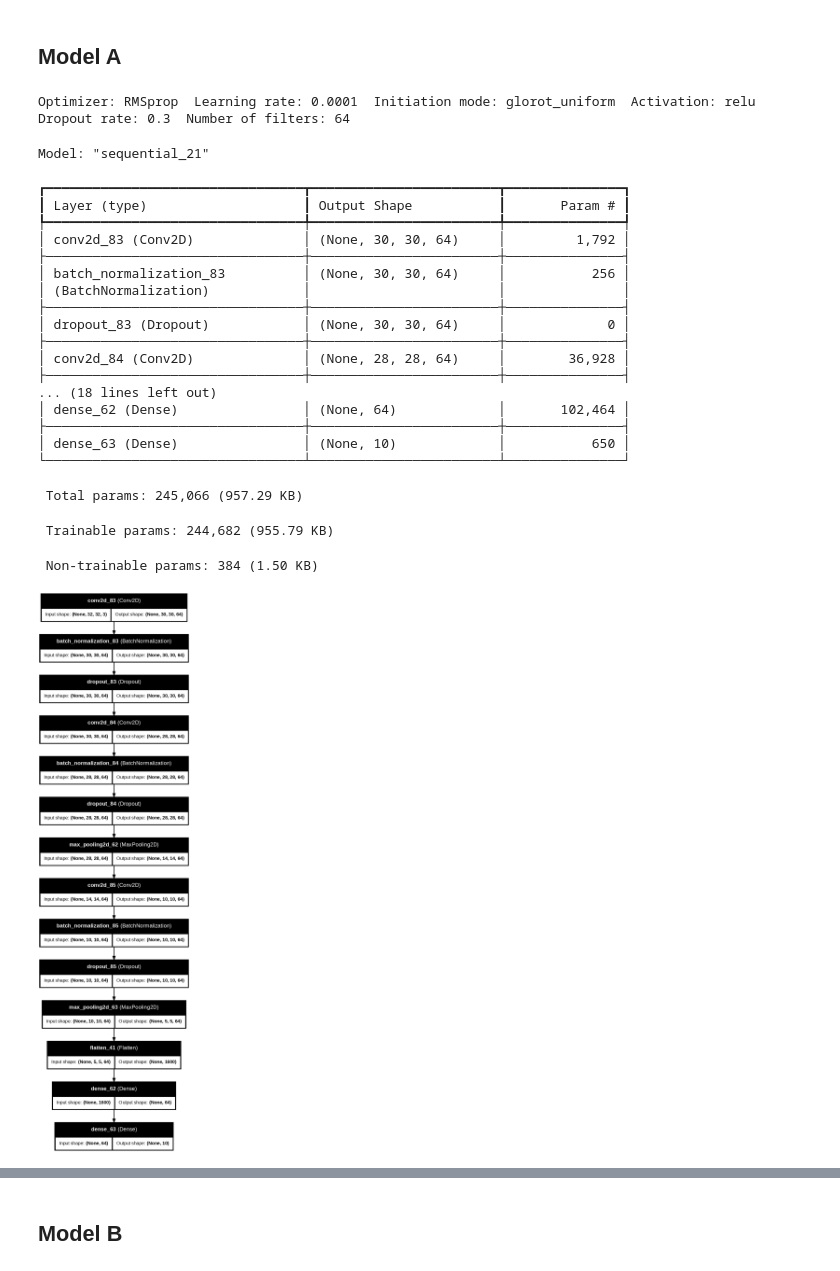
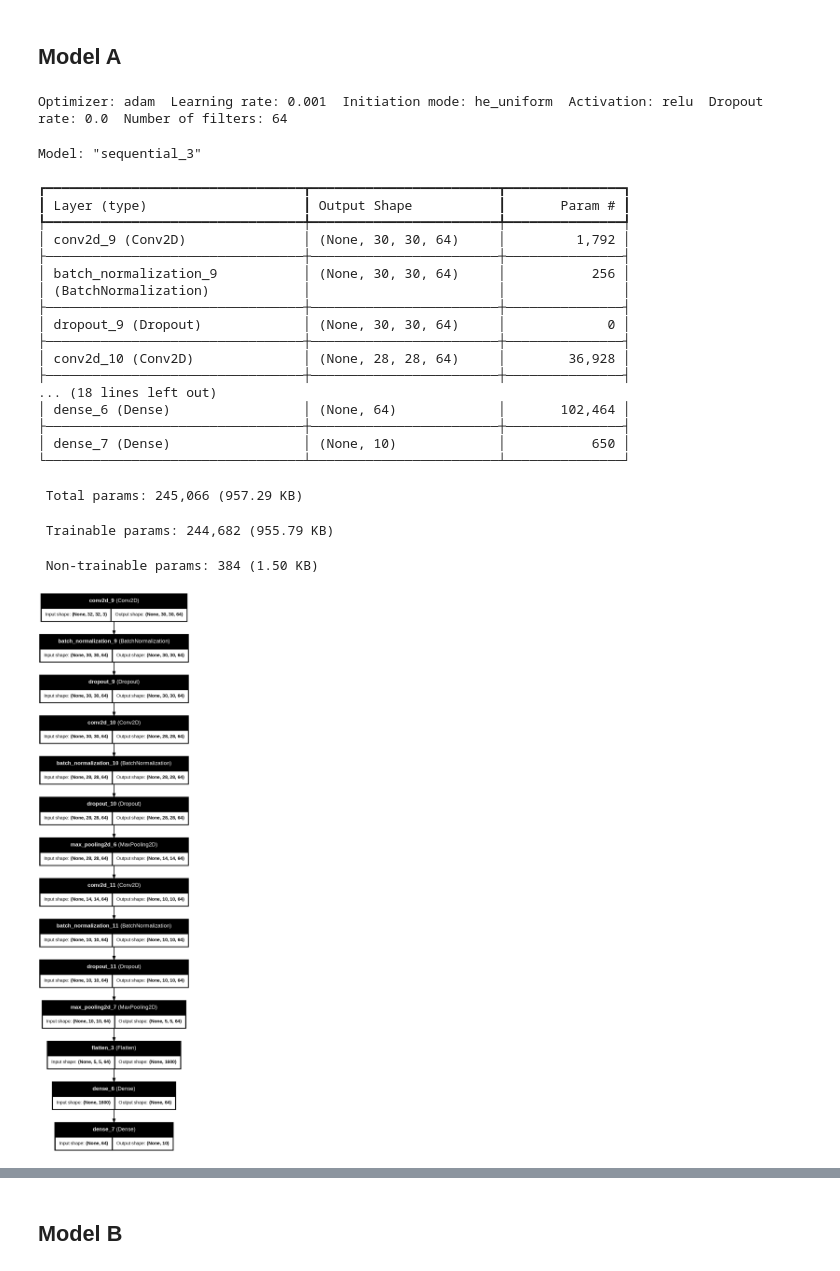
Before and after one commit to Anfloe/hparamOptimization-CNN-TF, a Jupyter notebook: NN Hyperparameter Optimization.ipynb, the cells around one changed output, grey strips where cells are left out. Saved outputs shown, nothing was run; the diff lists cells and outputs as text; code cells hidden in the pictures.

```diff
--- a/NN Hyperparameter Optimization.ipynb
+++ b/NN Hyperparameter Optimization.ipynb
@@ -638,11 +607,11 @@ def evaluate_model(model, X_test, y_test, *, verbose=0):
 from IPython.display import Image
 
 bestA = {
-    "optimizer": "RMSprop",
-    "learn_rate": 1e-4,
-    "init_mode": "glorot_uniform",
+    "optimizer": "adam",
+    "learn_rate": 1e-3,
+    "init_mode": "he_uniform",
     "activation": "relu",
-    "dropout_rate": 0.3,
+    "dropout_rate": 0.0,
     "filters": 64,
     "batch": 128,
 }
@@ -661,47 +630,44 @@ modelA = network(
 opt = tf.keras.optimizers.get(
     {"class_name": bestA["optimizer"], "config": {"learning_rate": bestA["learn_rate"]}}
 )
 # keep current loss/metrics, just swap optimizer to ensure LR is set
 modelA.compile(optimizer=opt, loss=modelA.loss, metrics=['accuracy'])
 
 # Callbacks
 cbs = [
     tf.keras.callbacks.EarlyStopping(monitor="val_accuracy", patience=5, mode="max", restore_best_weights=True),
     tf.keras.callbacks.ReduceLROnPlateau(monitor="val_accuracy", factor=0.5, patience=2, min_lr=1e-5, mode="max", verbose=1),
     tf.keras.callbacks.ModelCheckpoint(filepath="modelA_best.weights.h5", monitor="val_accuracy",
                                        mode="max", save_best_only=True, save_weights_only=True)
 ]
 
-# Model summary
+# Summary + diagram
 modelA.summary()
+plot_model(modelA, to_file="modelA.png", show_shapes=True, show_layer_names=True, dpi=110)
+display(Image(filename="modelA.png", retina=True))
 # %% [output]
-Optimizer: RMSprop  Learning rate: 0.0001  Initiation mode: glorot_uniform  Activation: relu  Dropout rate: 0.3  Number of filters: 64
+Optimizer: adam  Learning rate: 0.001  Initiation mode: he_uniform  Activation: relu  Dropout rate: 0.0  Number of filters: 64
-Model: "sequential_21"
+Model: "sequential_3"
 ┏━━━━━━━━━━━━━━━━━━━━━━━━━━━━━━━━━┳━━━━━━━━━━━━━━━━━━━━━━━━┳━━━━━━━━━━━━━━━┓
 ┃ Layer (type)                    ┃ Output Shape           ┃       Param # ┃
 ┡━━━━━━━━━━━━━━━━━━━━━━━━━━━━━━━━━╇━━━━━━━━━━━━━━━━━━━━━━━━╇━━━━━━━━━━━━━━━┩
-│ conv2d_83 (Conv2D)              │ (None, 30, 30, 64)     │         1,792 │
+│ conv2d_9 (Conv2D)               │ (None, 30, 30, 64)     │         1,792 │
 ├─────────────────────────────────┼────────────────────────┼───────────────┤
-│ batch_normalization_83          │ (None, 30, 30, 64)     │           256 │
+│ batch_normalization_9           │ (None, 30, 30, 64)     │           256 │
 │ (BatchNormalization)            │                        │               │
 ├─────────────────────────────────┼────────────────────────┼───────────────┤
-│ dropout_83 (Dropout)            │ (None, 30, 30, 64)     │             0 │
+│ dropout_9 (Dropout)             │ (None, 30, 30, 64)     │             0 │
 ├─────────────────────────────────┼────────────────────────┼───────────────┤
-│ conv2d_84 (Conv2D)              │ (None, 28, 28, 64)     │        36,928 │
+│ conv2d_10 (Conv2D)              │ (None, 28, 28, 64)     │        36,928 │
 ├─────────────────────────────────┼────────────────────────┼───────────────┤
 ... (18 lines left out)
-│ dense_62 (Dense)                │ (None, 64)             │       102,464 │
+│ dense_6 (Dense)                 │ (None, 64)             │       102,464 │
 ├─────────────────────────────────┼────────────────────────┼───────────────┤
-│ dense_63 (Dense)                │ (None, 10)             │           650 │
+│ dense_7 (Dense)                 │ (None, 10)             │           650 │
 └─────────────────────────────────┴────────────────────────┴───────────────┘
  Total params: 245,066 (957.29 KB)
  Trainable params: 244,682 (955.79 KB)
  Non-trainable params: 384 (1.50 KB)
+[figure, added]
-# %%
-# diagram
-plot_model(modelA, to_file="modelA.png", show_shapes=True, show_layer_names=True, dpi=110)
-display(Image(filename="modelA.png", retina=True))
-# %% [output]
-[figure, removed]
 # %%
 # Train
```
Also changed, not shown: parts of 21 cells of this notebook.
